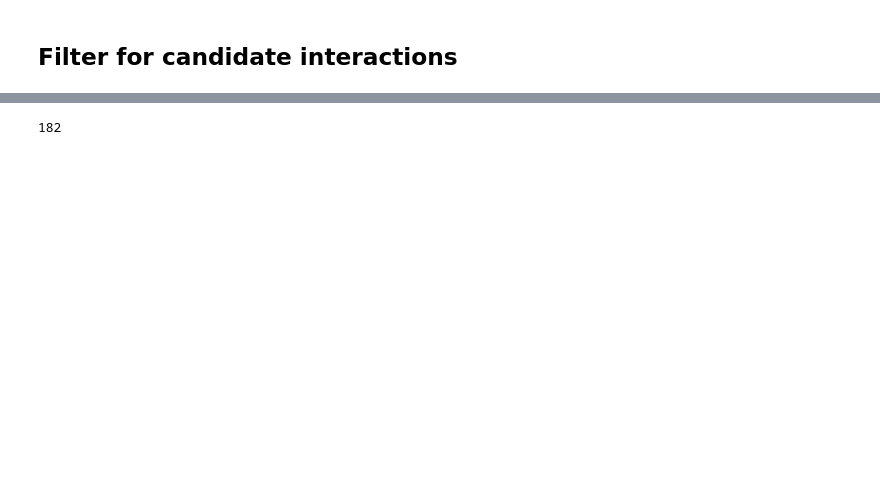
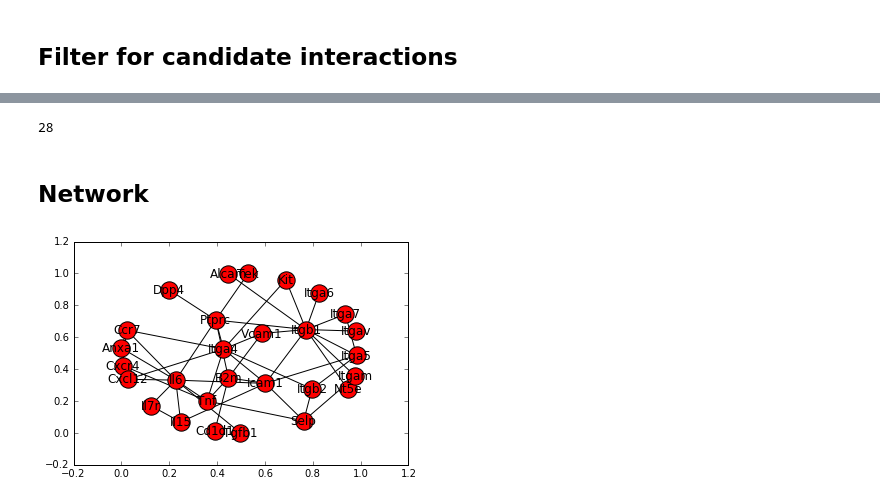
Before and after one commit to dzoll/opcendo, a Jupyter notebook: interaction.ipynb, the cells around one changed output, grey strips where cells are left out. Saved outputs shown, nothing was run; the diff lists cells and outputs as text; code cells hidden in the pictures; blank space fills up the shorter version.

```diff
--- a/interaction.ipynb
+++ b/interaction.ipynb
@@ -174,0 +119,4 @@ Counter({'Abca1': 18,
+# %%
+count_df = pandas.concat([filtered_df.name_a, filtered_df.name_b]).value_counts().reset_index()
+count_df.columns = ['gene', 'interactions']
+count_df.head(4)
@@ -175,5 +129,6 @@ Counter({'Abca1': 18,
 # %%
 # Genes with interactions
-len(counter)
+genes = set(count_df.gene)
+len(genes)
 # %% [output]
-182
+28
@@ -179,0 +143,18 @@ len(counter)
+# %% [markdown]
+## Network
+# %%
+graph = networkx.Graph()
+for i, row in fc_df.iterrows():
+    gene = row['Gene symbol']
+    if not gene in genes:
+        continue
+    graph.add_node(gene, opc_fc = row['opc_fold_change'], endo_fc = row['endothelial_fold_change'])
+for i, row in filtered_df.iterrows():
+    graph.add_edge(row.name_a, row.name_b, weight=row.combined_score)
+# %%
+pos = networkx.spring_layout(graph, weight='weight', iterations=500, k=2)
+pc = networkx.draw_networkx_nodes(graph, pos)
+pc = networkx.draw_networkx_edges(graph, pos)
+labels = networkx.draw_networkx_labels(graph, pos)
+# %% [output]
+[figure, added]
```
Also changed, not shown: parts of 14 cells of this notebook, 4 other files.
